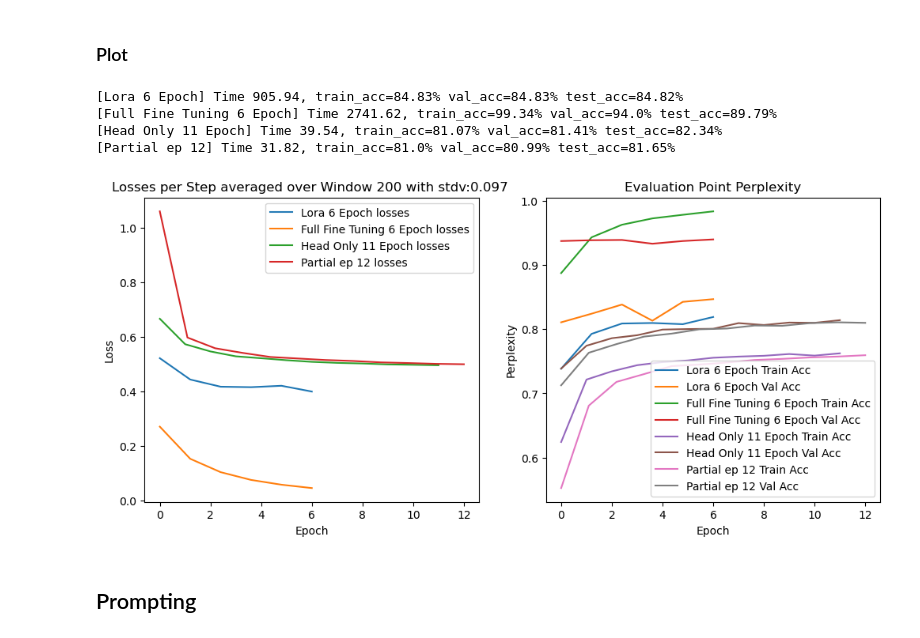
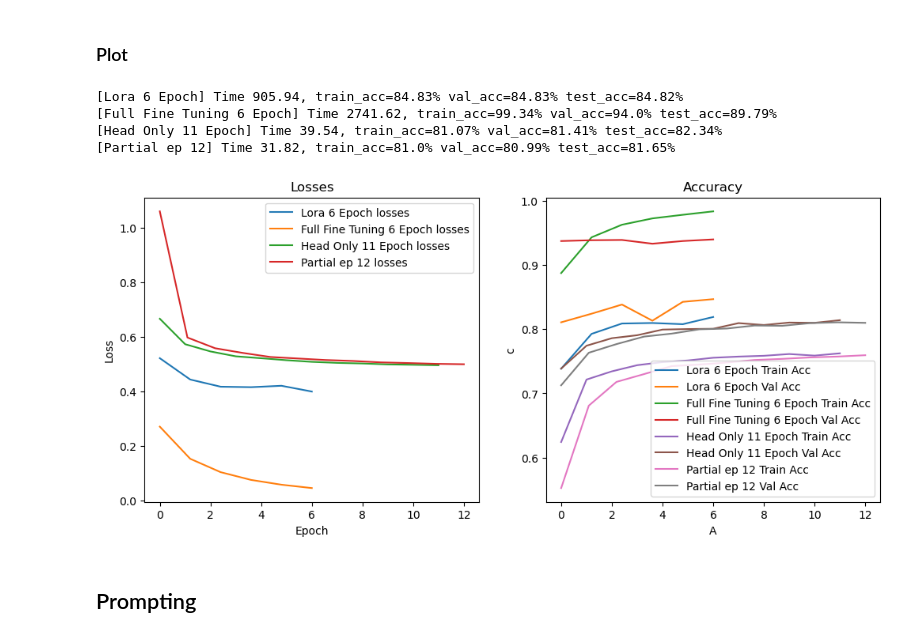
Before and after one commit to moujanmirjalili/languageAsData, a Jupyter notebook: Project 3/code/aaaplot.ipynb, the cells around one changed output. Drawn from its saved outputs; the diff is of its cells as text; code cells hidden in the pictures.

Commit message:
Corrected the plot

```diff
--- a/Project 3/code/aaaplot.ipynb
+++ b/Project 3/code/aaaplot.ipynb
@@ -95,15 +95,15 @@ Processing
 # %%
 from src.plot import plot_multiple, get_prep_func
 for x in output_l:
     print(x)
-plot_multiple(first_graphs,"Losses per Step averaged over Window 200 with stdv:0.097 ",second_graphs,"Evaluation Point Perplexity",
-              axLabel1 = None, axLabel2 = None,save = True)
+plot_multiple(first_graphs,"Losses",second_graphs,"Accuracy",
+              axLabel1 = None, axLabel2 = "Accuracy",save = True)
 # %% [output]
 [Lora 6 Epoch] Time 905.94, train_acc=84.83% val_acc=84.83% test_acc=84.82%
 [Full Fine Tuning 6 Epoch] Time 2741.62, train_acc=99.34% val_acc=94.0% test_acc=89.79%
 [Head Only 11 Epoch] Time 39.54, train_acc=81.07% val_acc=81.41% test_acc=82.34%
 [Partial ep 12] Time 31.82, train_acc=81.0% val_acc=80.99% test_acc=81.65%
-[figure, old version]
+[figure, new version]
 # %% [markdown]
 ## Prompting
 # %% [markdown]
```
